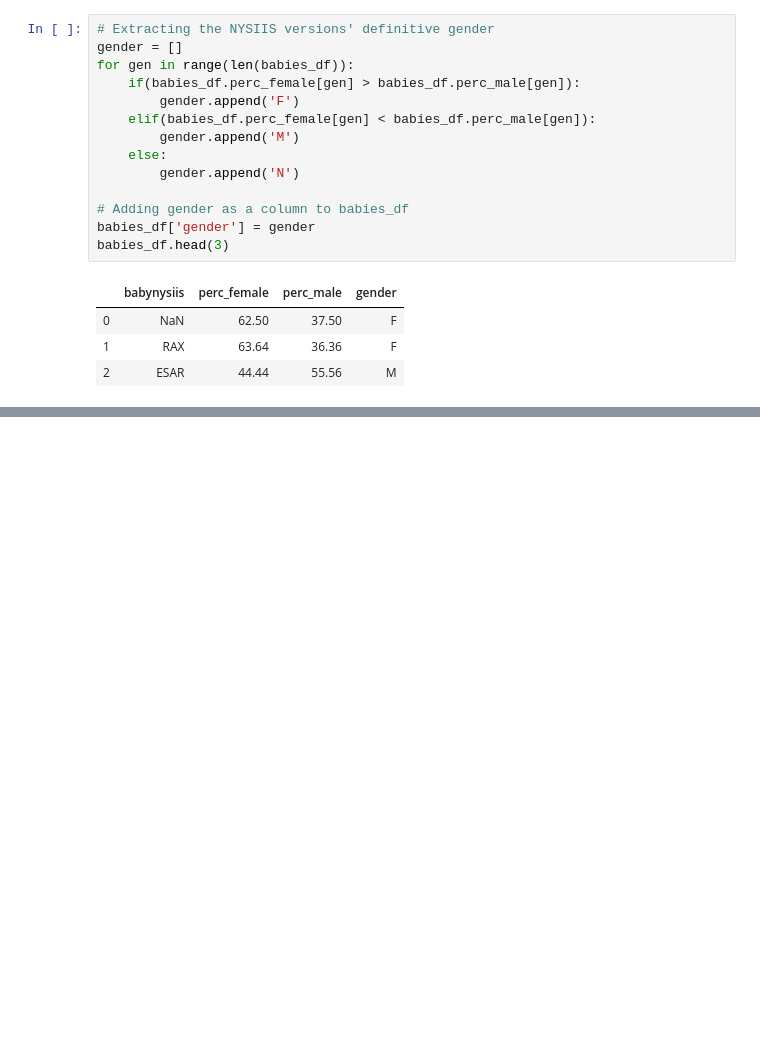
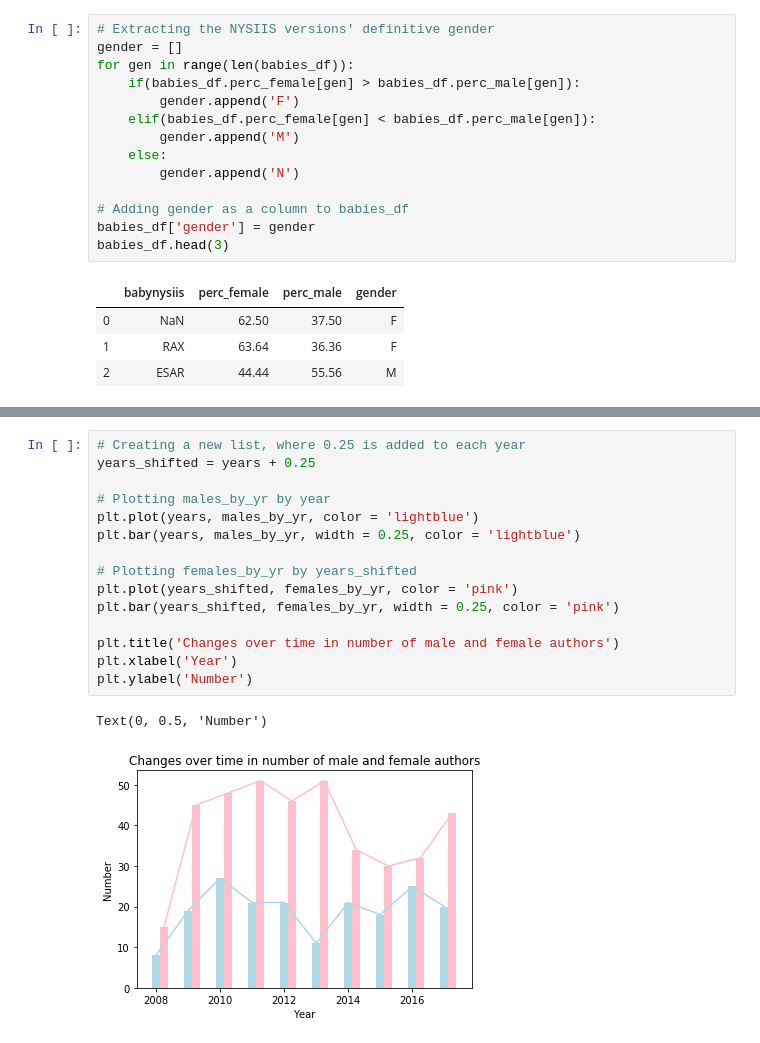
Before and after one commit to skhiearth/Gender-Prediction-using-Sound, a Jupyter notebook: Fuzzy Gender Prediction.ipynb, the cells around one changed output, grey strips where cells are left out. Drawn from its saved outputs; the diff is of its cells as text; blank space fills up the shorter version.

```diff
--- a/Fuzzy Gender Prediction.ipynb
+++ b/Fuzzy Gender Prediction.ipynb
@@ -82,0 +143,18 @@ babies_df.head(3)
+# %%
+# Creating a new list, where 0.25 is added to each year
+years_shifted = years + 0.25
+
+# Plotting males_by_yr by year
+plt.plot(years, males_by_yr, color = 'lightblue')
+plt.bar(years, males_by_yr, width = 0.25, color = 'lightblue')
+
+# Plotting females_by_yr by years_shifted
+plt.plot(years_shifted, females_by_yr, color = 'pink')
+plt.bar(years_shifted, females_by_yr, width = 0.25, color = 'pink')
+
+plt.title('Changes over time in number of male and female authors')
+plt.xlabel('Year')
+plt.ylabel('Number')
+# %% [output]
+Text(0, 0.5, 'Number')
+[figure, added]
```
Also changed, not shown: parts of 3 cells of this notebook.
